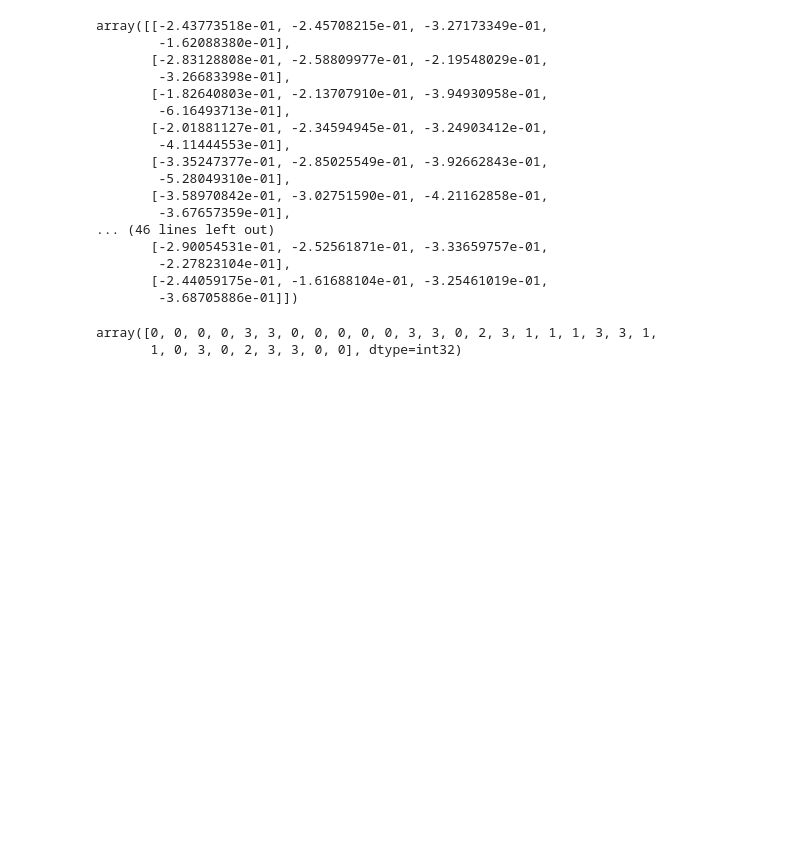
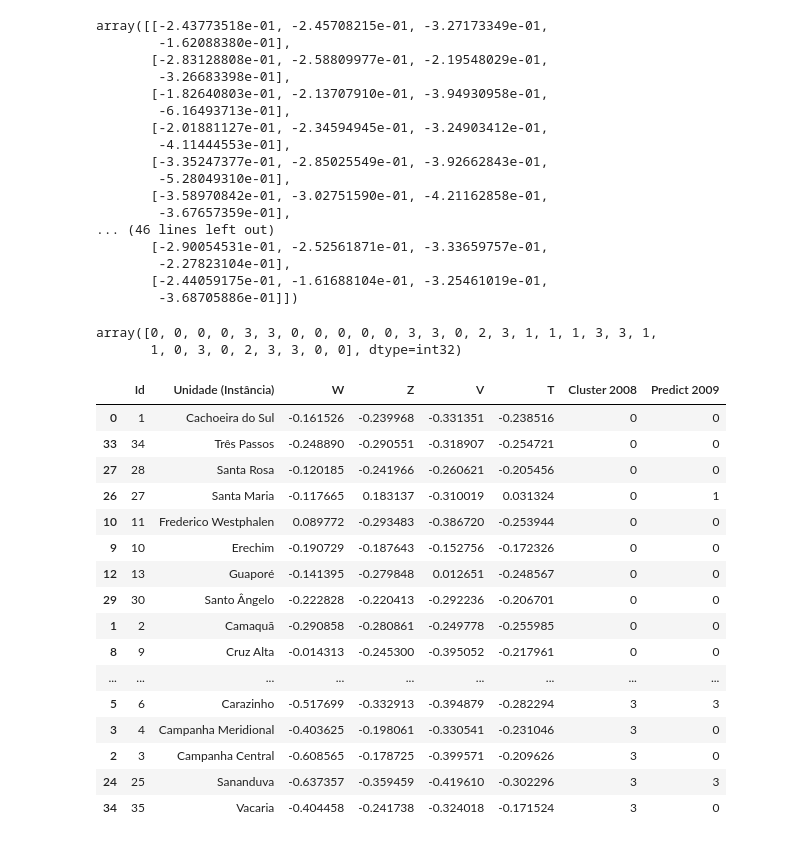
Before and after one commit to gibbonkl/py_exercices, a Jupyter notebook: k-means/k-means.ipynb, the cells around one changed output. Cells and saved outputs as stored; diff of their text form; code cells hidden in the pictures; blank space fills up the shorter version.

```diff
--- a/k-means/k-means.ipynb
+++ b/k-means/k-means.ipynb
@@ -17,7 +17,7 @@ import seaborn as sb
 # %%
-df = df.drop(['Unidade (Instância)','Id'], axis = 1)
+dfi = dfi.query('W < 2 and Z < 2 and V < 2 and T < 2')
 
-df = df.query('W < 2 and Z < 2 and V < 2 and T < 2')
+df = dfi.drop(['Unidade (Instância)','Id'], axis = 1)
 
 X = np.array(df)
 X
@@ -121,0 +115,3 @@ array([0, 0, 3, 3, 3, 3, 0, 0, 0, 2, 0, 3, 3, 1, 2, 3, 1, 1, 1, 3, 3, 1,
+# %%
+labels = kmeans.labels_
+labels
@@ -155,7 +154,7 @@ df_ny.head()
 # %%
+df_ny = df_ny.drop([4, 6, 15, 22])
+
 df_ny = df_ny.drop(['Unidade (Instância)','Id'], axis = 1)
-
-df_ny = df_ny.query('W < 2 and Z < 2 and V < 2 and T < 2')
 
 X_ny = np.array(df_ny)
 X_ny
@@ -178,7 +177,30 @@ array([[-2.43773518e-01, -2.45708215e-01, -3.27173349e-01,
        [-2.44059175e-01, -1.61688104e-01, -3.25461019e-01,
         -3.68705886e-01]])
 # %%
-kmeans.predict(X_ny)
+predict = kmeans.predict(X_ny)
+predict
 # %% [output]
 array([0, 0, 0, 0, 3, 3, 0, 0, 0, 0, 0, 3, 3, 0, 2, 3, 1, 1, 1, 3, 3, 1,
        1, 0, 3, 0, 2, 3, 3, 0, 0], dtype=int32)
+# %%
+dfi["Cluster 2008"] = labels
+dfi["Predict 2009"] = predict
+dfi.sort_values("Cluster 2008", axis=0, ascending=True)
+# %% [output]
+|  | Id | Unidade (Instância) | W | Z | V | T | Cluster 2008 | Predict 2009 |
+| 0 | 1 | Cachoeira do Sul | -0.161526 | -0.239968 | -0.331351 | -0.238516 | 0 | 0 |
+| 33 | 34 | Três Passos | -0.248890 | -0.290551 | -0.318907 | -0.254721 | 0 | 0 |
+| 27 | 28 | Santa Rosa | -0.120185 | -0.241966 | -0.260621 | -0.205456 | 0 | 0 |
+| 26 | 27 | Santa Maria | -0.117665 | 0.183137 | -0.310019 | 0.031324 | 0 | 1 |
+| 10 | 11 | Frederico Westphalen | 0.089772 | -0.293483 | -0.386720 | -0.253944 | 0 | 0 |
+| 9 | 10 | Erechim | -0.190729 | -0.187643 | -0.152756 | -0.172326 | 0 | 0 |
+| 12 | 13 | Guaporé | -0.141395 | -0.279848 | 0.012651 | -0.248567 | 0 | 0 |
+| 29 | 30 | Santo Ângelo | -0.222828 | -0.220413 | -0.292236 | -0.206701 | 0 | 0 |
+| 1 | 2 | Camaquã | -0.290858 | -0.280861 | -0.249778 | -0.255985 | 0 | 0 |
+| 8 | 9 | Cruz Alta | -0.014313 | -0.245300 | -0.395052 | -0.217961 | 0 | 0 |
+| ... | ... | ... | ... | ... | ... | ... | ... | ... |
+| 5 | 6 | Carazinho | -0.517699 | -0.332913 | -0.394879 | -0.282294 | 3 | 3 |
+| 3 | 4 | Campanha Meridional | -0.403625 | -0.198061 | -0.330541 | -0.231046 | 3 | 0 |
+| 2 | 3 | Campanha Central | -0.608565 | -0.178725 | -0.399571 | -0.209626 | 3 | 0 |
+| 24 | 25 | Sananduva | -0.637357 | -0.359459 | -0.419610 | -0.302296 | 3 | 3 |
+| 34 | 35 | Vacaria | -0.404458 | -0.241738 | -0.324018 | -0.171524 | 3 | 0 |
```
Also changed, not shown: parts of 9 cells of this notebook.
